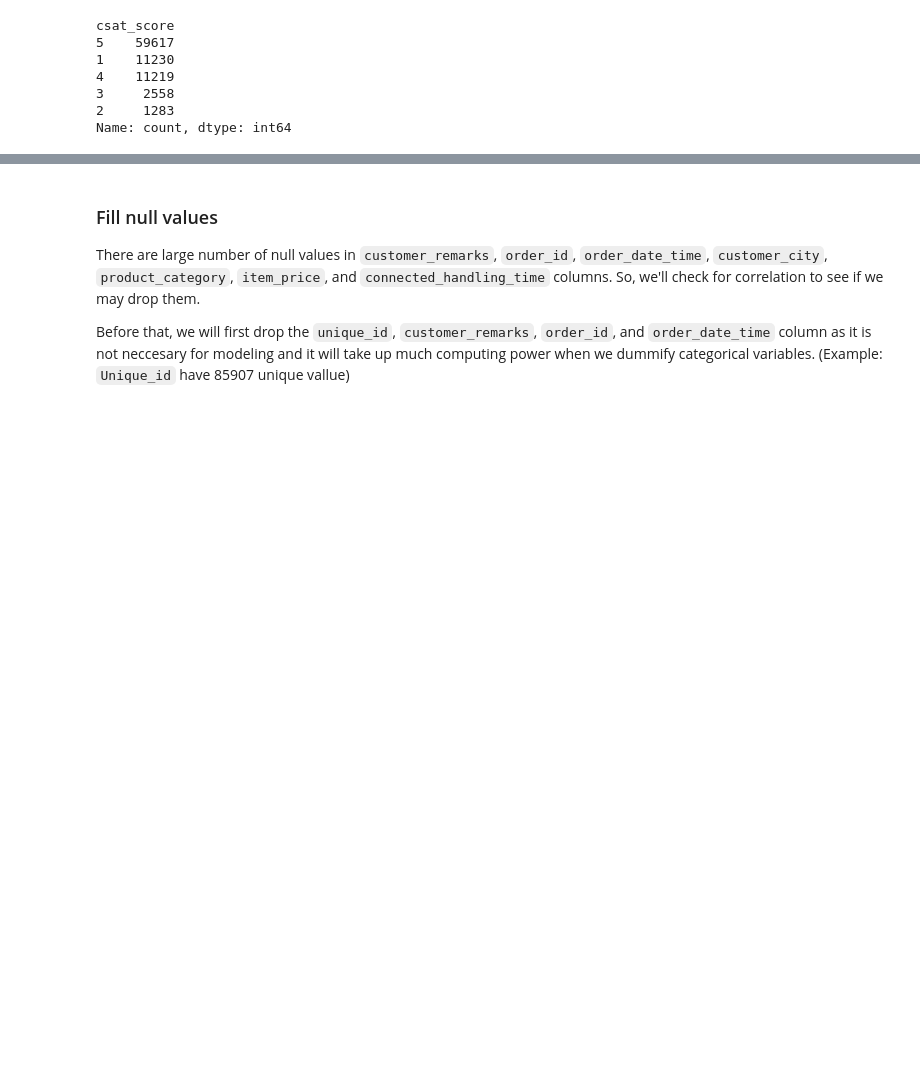
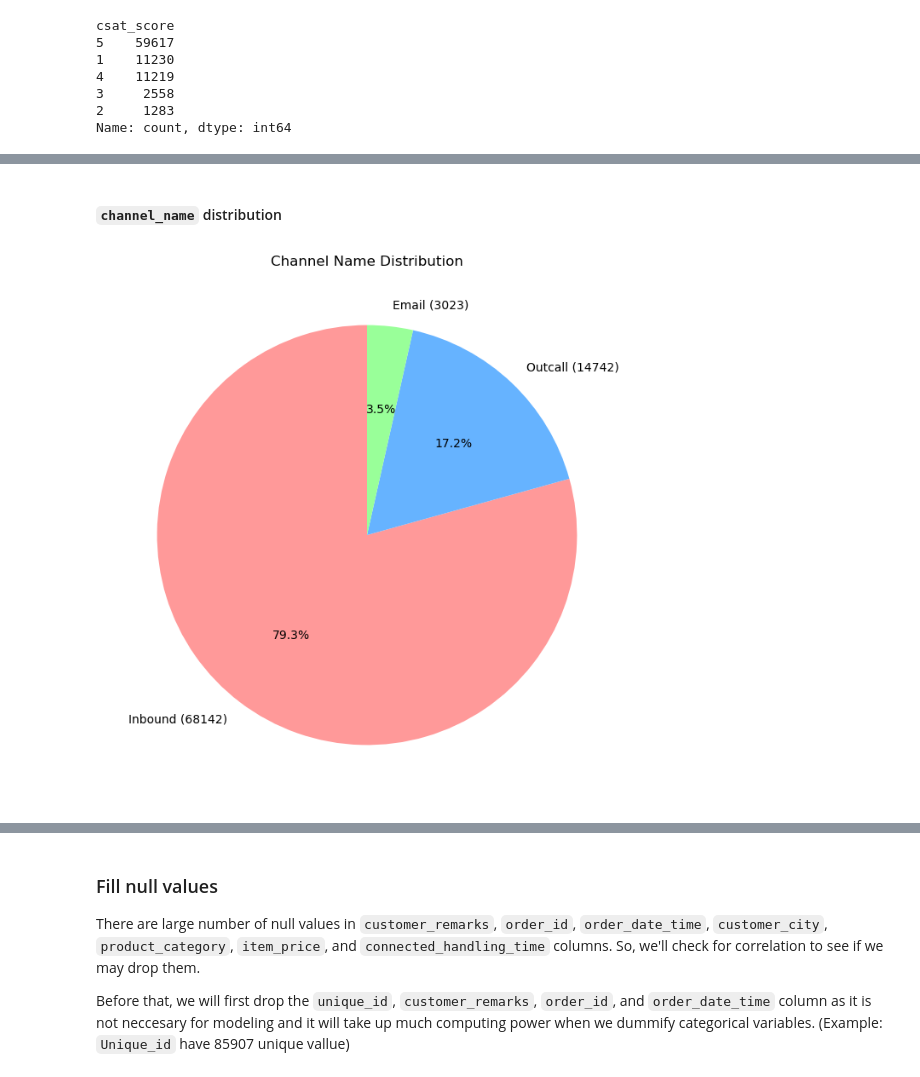
Before and after one commit to Isabelle-Thong/DS-Capstone, a Jupyter notebook: Ecommerce-Capstone.ipynb, the cells around one changed output, grey strips where cells are left out. Drawn from its saved outputs; the diff is of its cells as text; code cells hidden in the pictures; blank space fills up the shorter version.

```diff
--- a/Ecommerce-Capstone.ipynb
+++ b/Ecommerce-Capstone.ipynb
@@ -85,0 +156,21 @@ Name: count, dtype: int64
+# %% [markdown]
+#### `channel_name` distribution
+# %%
+value_counts2 = df['channel_name'].value_counts()
+
+# Plot the pie chart
+plt.figure(figsize=(8, 8))
+plt.pie(value_counts2,
+        labels=[f'{i} ({v})' for i, v in value_counts2.items()],
+        autopct='%1.1f%%',
+        startangle=90,
+        colors = ['#ff9999','#66b3ff','#99ff99']
+)
+
+# Add a title
+plt.title('Channel Name Distribution')
+
+# Display the chart
+plt.show()
+# %% [output]
+[figure, added]
```
Also changed, not shown: parts of 41 cells of this notebook.
